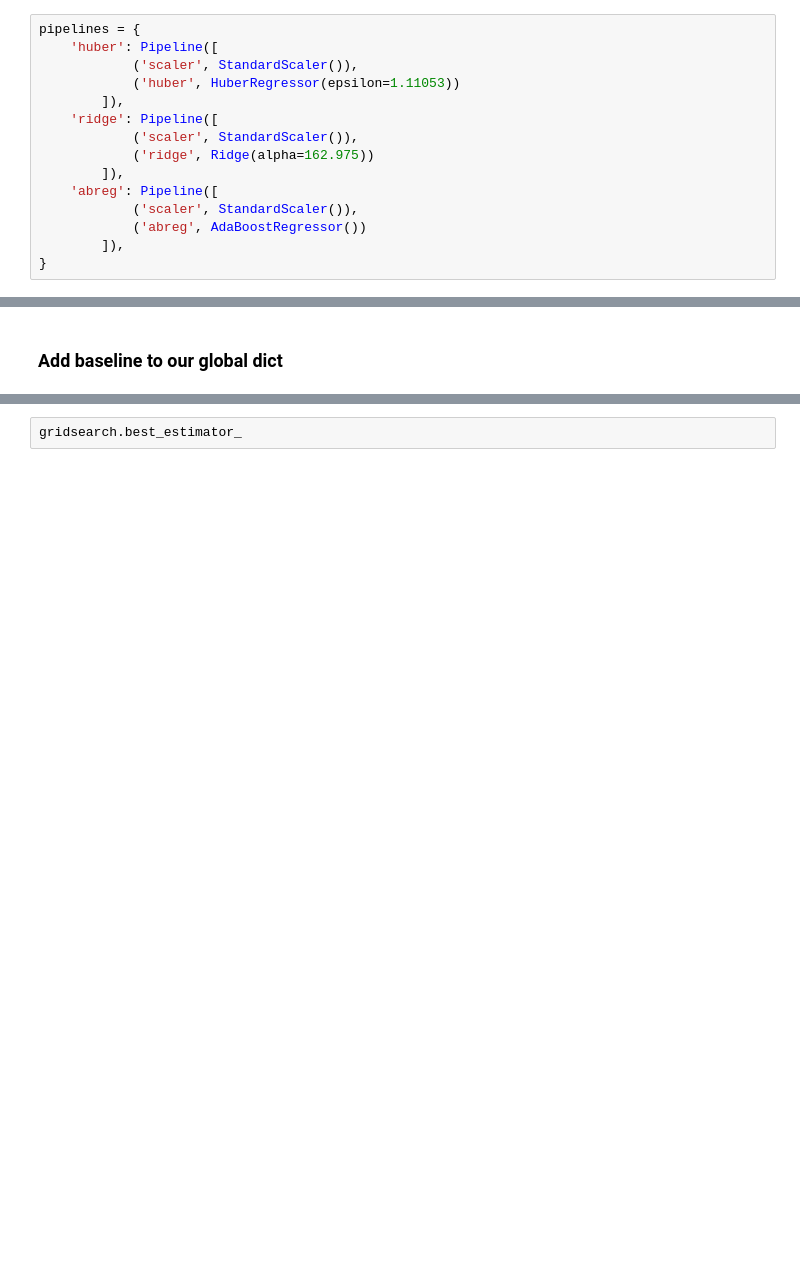
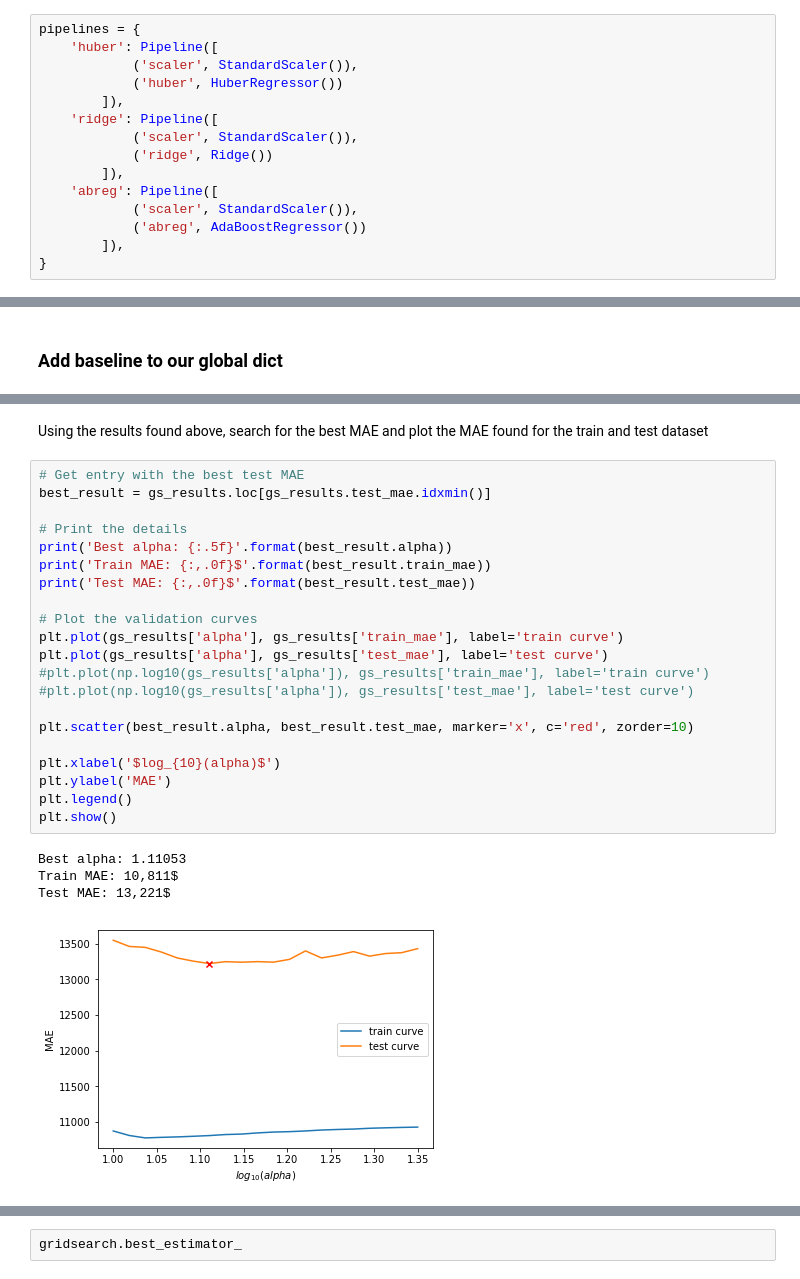
Before and after one commit to xnicolovici/machine_learning, a Jupyter notebook: notebooks/Course No 3/09. Course project/03. Part 2 - House prices/house-prices-solution-2-of-2.ipynb, the cells around one changed output, grey strips where cells are left out. Saved outputs shown, nothing was run; the diff lists cells and outputs as text; blank space fills up the shorter version.

```diff
--- a/notebooks/Course No 3/09. Course project/03. Part 2 - House prices/house-prices-solution-2-of-2.ipynb
+++ b/notebooks/Course No 3/09. Course project/03. Part 2 - House prices/house-prices-solution-2-of-2.ipynb
@@ -203,11 +204,11 @@ def MAE(y, y_pred):
 pipelines = {
     'huber': Pipeline([
             ('scaler', StandardScaler()),
-            ('huber', HuberRegressor(epsilon=1.11053))
+            ('huber', HuberRegressor())
         ]),
     'ridge': Pipeline([
             ('scaler', StandardScaler()),
-            ('ridge', Ridge(alpha=162.975))
+            ('ridge', Ridge())
         ]),
     'abreg': Pipeline([
             ('scaler', StandardScaler()),
@@ -261,0 +320,28 @@ models['full']['regression']['baseline'] = {
+# %% [markdown]
+Using the results found above, search for the best MAE and plot the MAE found for the train and test dataset
+# %%
+# Get entry with the best test MAE
+best_result = gs_results.loc[gs_results.test_mae.idxmin()]
+
+# Print the details
+print('Best alpha: {:.5f}'.format(best_result.alpha))
+print('Train MAE: {:,.0f}$'.format(best_result.train_mae))
+print('Test MAE: {:,.0f}$'.format(best_result.test_mae))
+
+# Plot the validation curves
+plt.plot(gs_results['alpha'], gs_results['train_mae'], label='train curve')
+plt.plot(gs_results['alpha'], gs_results['test_mae'], label='test curve')
+#plt.plot(np.log10(gs_results['alpha']), gs_results['train_mae'], label='train curve')
+#plt.plot(np.log10(gs_results['alpha']), gs_results['test_mae'], label='test curve')
+
+plt.scatter(best_result.alpha, best_result.test_mae, marker='x', c='red', zorder=10)
+
+plt.xlabel('$log_{10}(alpha)$')
+plt.ylabel('MAE')
+plt.legend()
+plt.show()
+# %% [output]
+Best alpha: 1.11053
+Train MAE: 10,811$
+Test MAE: 13,221$
+[figure, added]
```
Also changed, not shown: parts of 18 cells of this notebook.
